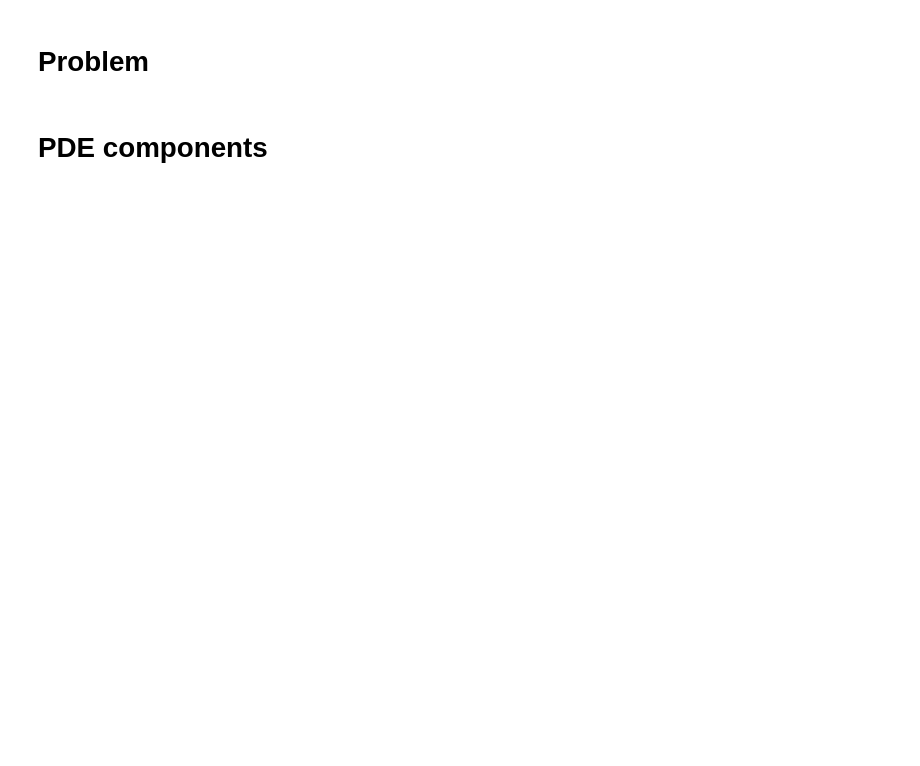
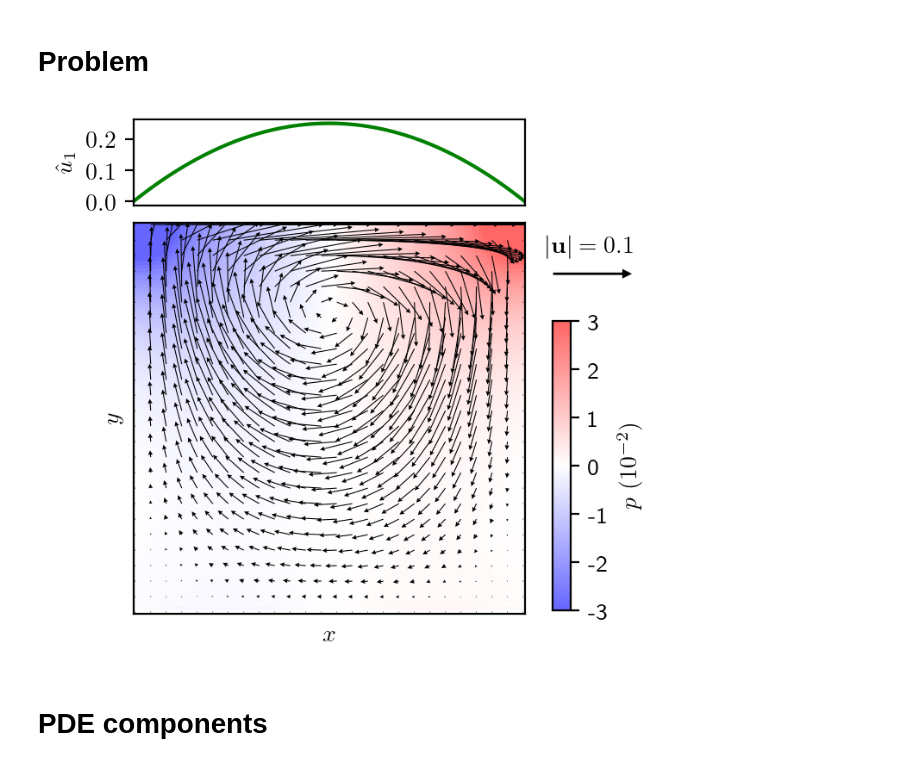
Before and after one commit to kuangdai/mlp_kgi, a Jupyter notebook: 04_deeponet.ipynb, the cells around one changed output. Saved outputs shown, nothing was run; the diff lists cells and outputs as text; code cells hidden in the pictures; blank space fills up the shorter version.

Commit message:
deeponet

```diff
--- a/04_deeponet.ipynb
+++ b/04_deeponet.ipynb
@@ -21,42 +25,49 @@ plt.rcParams['text.usetex'] = True
 n_pts_edge = 101  # using the size of true solution, but this is unnecessary
 eval_pts = np.linspace(0, 1, num=n_pts_edge)[:, None]
 xv, yv = np.meshgrid(eval_pts[:, 0], eval_pts[:, 0], indexing='ij')
 sol_true = np.load('./datasets/stokes.npz')['arr_0']
 sol_true_grid = sol_true.reshape(n_pts_edge, n_pts_edge, 3)
 
 # plot solution
-fig, ax = plt.subplots(dpi=200, figsize=(3, 3))
+fig, ax = plt.subplots(dpi=200, figsize=(3.5, 3.5))
 p_plt = ax.imshow(sol_true_grid[:, :, 2].T, origin='lower',
-                  vmin=-0.03, vmax=0.03, cmap="turbo", alpha=.6)
+                  vmin=-0.03, vmax=0.03, cmap="bwr", alpha=.6)
 vec_space = 4
 v_plt = ax.quiver(xv[::vec_space, ::vec_space] * 100,
                   yv[::vec_space, ::vec_space] * 100,
                   sol_true_grid[::vec_space, ::vec_space, 0],
                   sol_true_grid[::vec_space, ::vec_space, 1],
                   color="k", scale=.5, headwidth=5)
 ax.set_xticks([])
 ax.set_yticks([])
 ax.set_xlabel("$x$")
 ax.set_ylabel("$y$")
+
 # legend and colorbar
-qk = ax.quiverkey(v_plt, 1.22, .85, 0.1, '$|\\mathbf{u}|=0.1$',
-                  labelpos='N', coordinates='axes')
-cb_ax = fig.add_axes([.82, 0.11, 0.03, 0.4])
+ax.annotate('', xy=(0.885 + .100, 0.575 + 0.069), xycoords='figure fraction',
+            xytext=(0.768 + .085, 0.575 + 0.069), textcoords='figure fraction',
+            arrowprops=dict(facecolor='k', edgecolor="none", shrink=0.005,
+                            width=1, headwidth=4, headlength=4))
+ax.text(106, 93, '$|\\mathbf{u}|=0.1$')
+plt.tight_layout()
+cb_ax = fig.add_axes([.8, 0.1, 0.03, 0.48])
 cbar = fig.colorbar(p_plt, cax=cb_ax, label='$p\\ (10^{-2})$')
 cbar.set_ticks(np.arange(-.03, .031, 0.01))
 cbar.ax.yaxis.set_major_formatter(FuncFormatter(lambda x_, _: f'{round(x_ * 100)}'))
 
 # boundary condition
 divider = make_axes_locatable(ax)
-ax2 = divider.append_axes("top", size=0.8, pad=-0.1)
-ax2.plot(sol_true_grid[:, -1, 0], c='k')
-ax2.set_aspect(100)
+ax2 = divider.append_axes("top", size=0.8, pad=-0.05)
+ax2.plot(sol_true_grid[:, -1, 0], c='g')
+ax2.set_aspect(80)
 ax2.set_xlim(0, 100)
 ax2.set_xticks([])
 ax2.set_yticks([0, .1, .2])
 ax2.set_ylabel("$\hat u_1$")
-plt.savefig("figs/deeponet_problem.pdf", bbox_inches='tight', pad_inches=0.01)
+plt.savefig("figs/deeponet_problem.pdf", bbox_inches='tight')
 plt.show()
+# %% [output]
+[figure, added]
 # %% [markdown]
 # PDE components
 # %%
```
Also changed, not shown: parts of 7 cells of this notebook, 21 other files.
